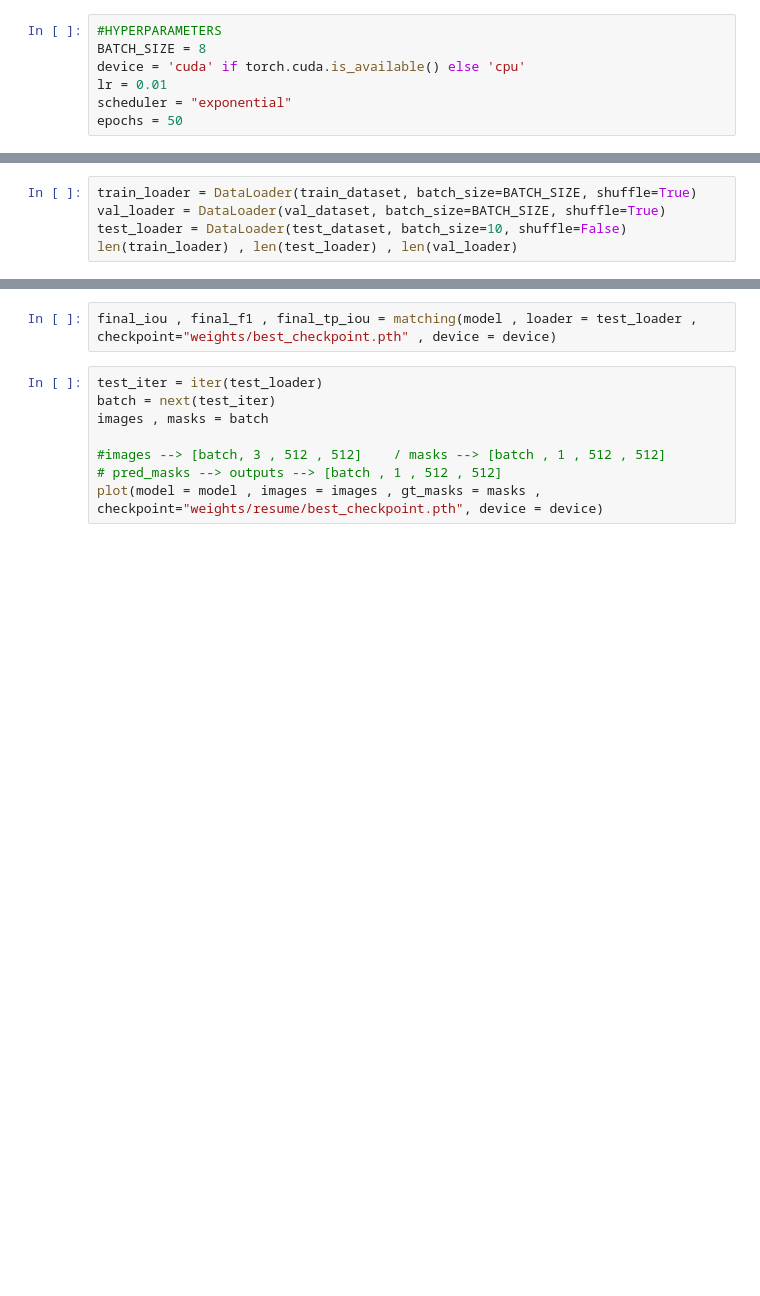
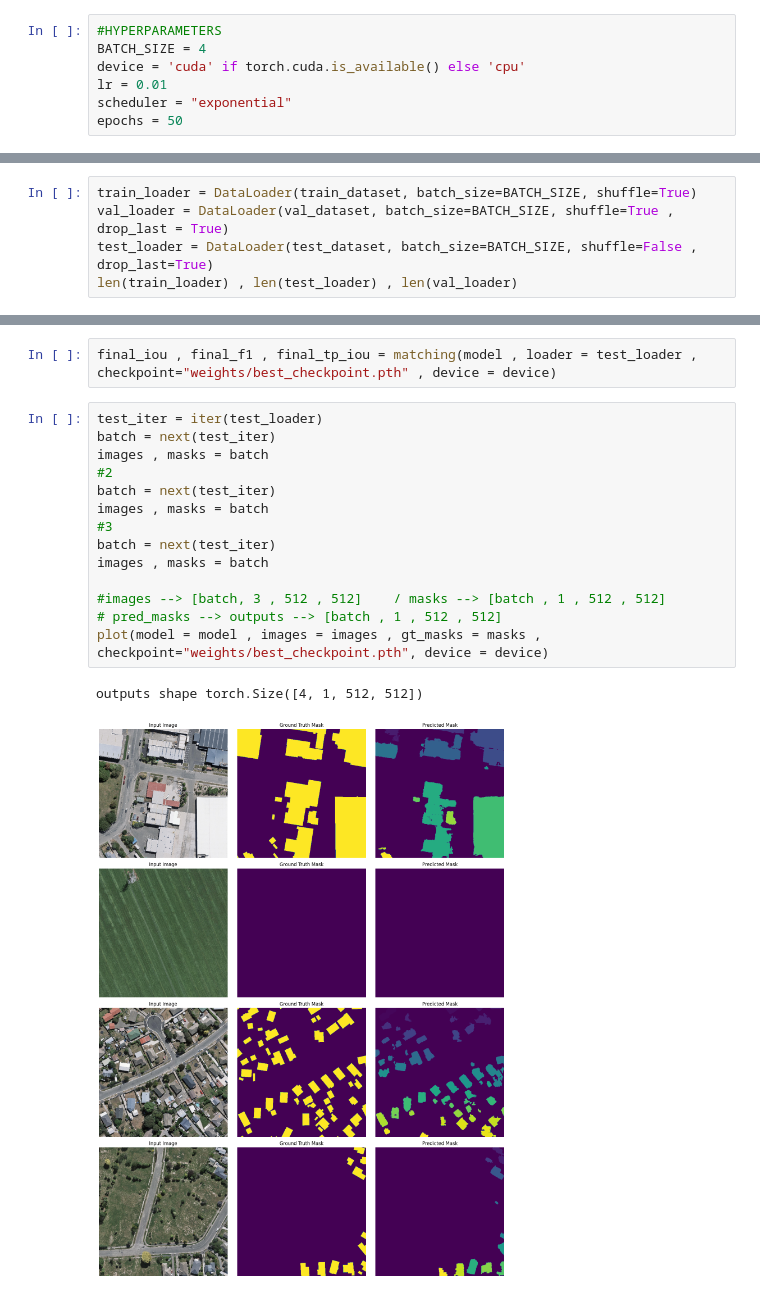
Before and after one commit to Hasanmog/CNN-VS-ViT, a Jupyter notebook: Semantic-Segmentation/WorkArea.ipynb, the cells around one changed output, grey strips where cells are left out. Saved outputs shown, nothing was run; the diff lists cells and outputs as text; blank space fills up the shorter version.

```diff
--- a/Semantic-Segmentation/WorkArea.ipynb
+++ b/Semantic-Segmentation/WorkArea.ipynb
@@ -48,7 +48,7 @@ axs[1].set_axis_off()
 plt.show()
 # %%
 #HYPERPARAMETERS
-BATCH_SIZE = 8
+BATCH_SIZE = 4
 device = 'cuda' if torch.cuda.is_available() else 'cpu'
 lr = 0.01
 scheduler = "exponential"
@@ -61,6 +61,6 @@ val_dataset = WHU(parent_dir=val_dir)
 test_dataset = WHU(parent_dir=test_dir)
 # %%
 train_loader = DataLoader(train_dataset, batch_size=BATCH_SIZE, shuffle=True)
-val_loader = DataLoader(val_dataset, batch_size=BATCH_SIZE, shuffle=True)
-test_loader = DataLoader(test_dataset, batch_size=10, shuffle=False)
+val_loader = DataLoader(val_dataset, batch_size=BATCH_SIZE, shuffle=True , drop_last = True)
+test_loader = DataLoader(test_dataset, batch_size=BATCH_SIZE, shuffle=False , drop_last=True)
 len(train_loader) , len(test_loader) , len(val_loader)
@@ -112,9 +141,18 @@ test_results = test(model , test_loader=test_loader , checkpoint = "weights/resu
 final_iou , final_f1 , final_tp_iou = matching(model , loader = test_loader , checkpoint="weights/best_checkpoint.pth" , device = device)
 # %%
 test_iter = iter(test_loader)
+batch = next(test_iter)
+images , masks = batch
+#2
+batch = next(test_iter)
+images , masks = batch
+#3
 batch = next(test_iter)
 images , masks = batch
 
 #images --> [batch, 3 , 512 , 512]    / masks --> [batch , 1 , 512 , 512]
 # pred_masks --> outputs --> [batch , 1 , 512 , 512]
-plot(model = model , images = images , gt_masks = masks , checkpoint="weights/resume/best_checkpoint.pth", device = device)
+plot(model = model , images = images , gt_masks = masks , checkpoint="weights/best_checkpoint.pth", device = device)
+# %% [output]
+outputs shape torch.Size([4, 1, 512, 512])
+[figure, added]
```
Also changed, not shown: parts of 3 cells of this notebook, 4 other files.
